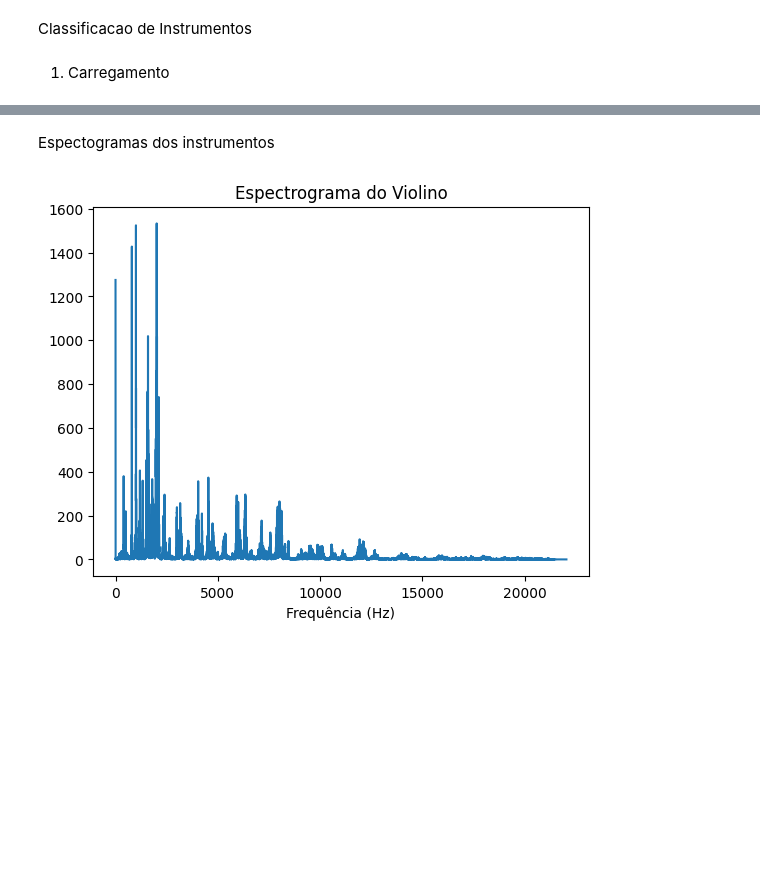
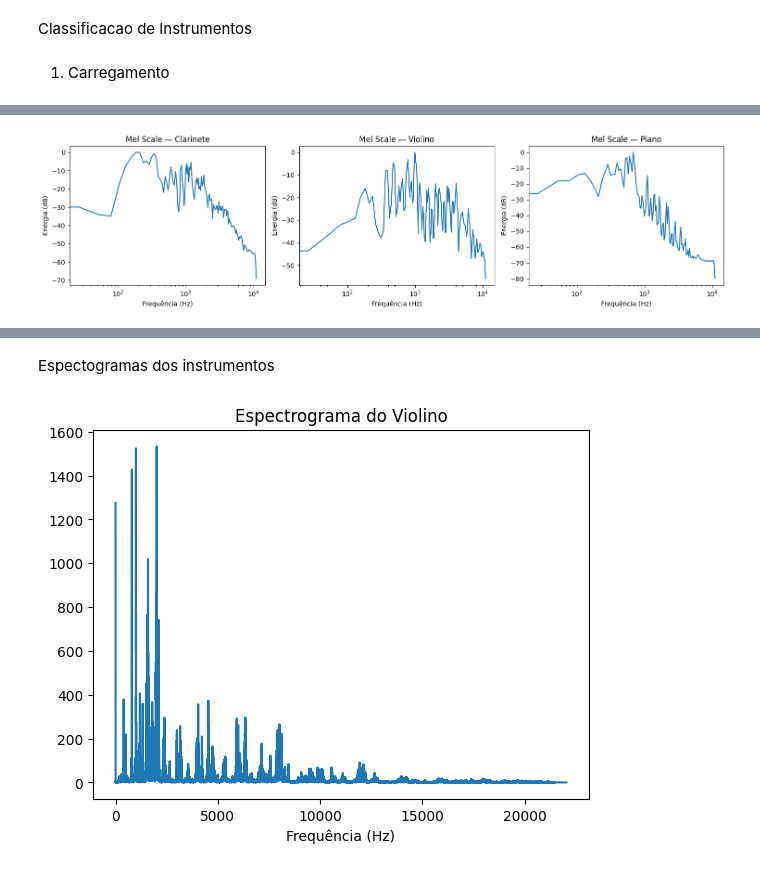
Before and after one commit to adriel1ft/instrument-classification, a Jupyter notebook: processamento/handling_data.ipynb, the cells around one changed output, grey strips where cells are left out. Cells and saved outputs as stored; diff of their text form; code cells hidden in the pictures; blank space fills up the shorter version.

Commit message:
add mel scale  graphs

```diff
--- a/processamento/handling_data.ipynb
+++ b/processamento/handling_data.ipynb
@@ -49,0 +64,18 @@ def plot_spectrum(y, sr, instrumento):
+# %%
+def plot_mel_scale_comparativo(amostras, sr=22050, n_mels=128):
+    fig, axes = plt.subplots(1, len(amostras), figsize=(5 * len(amostras), 4))
+
+    for ax, (y, instrumento) in zip(axes, amostras):
+        mel = librosa.feature.melspectrogram(y=y, sr=sr, n_fft=2048, hop_length=512, n_mels=n_mels)
+        mel_mean = mel.mean(axis=1)          # média no tempo → 1 valor por banda Mel
+        mel_db   = librosa.power_to_db(mel_mean, ref=np.max)
+        mel_freqs = librosa.mel_frequencies(n_mels=n_mels, fmin=0, fmax=sr // 2)
+
+        ax.plot(mel_freqs, mel_db)
+        ax.set_title(f"Mel Scale — {instrumento}")
+        ax.set_xlabel("Frequência (Hz)")
+        ax.set_ylabel("Energia (dB)")
+        ax.set_xscale("log")               # eixo X log → espaçamento Mel visível
+
+    plt.tight_layout()
+    plt.show()
@@ -58,0 +110,8 @@ array([ 0.07001851,  0.08726916,  0.05531862, ..., -0.25977692,
+# %%
+plot_mel_scale_comparativo([
+    (y_cla, "Clarinete"),
+    (y_vio, "Violino"),
+    (y_pia, "Piano"),
+])
+# %% [output]
+[figure, added]
```
Also changed, not shown: parts of 7 cells of this notebook.
